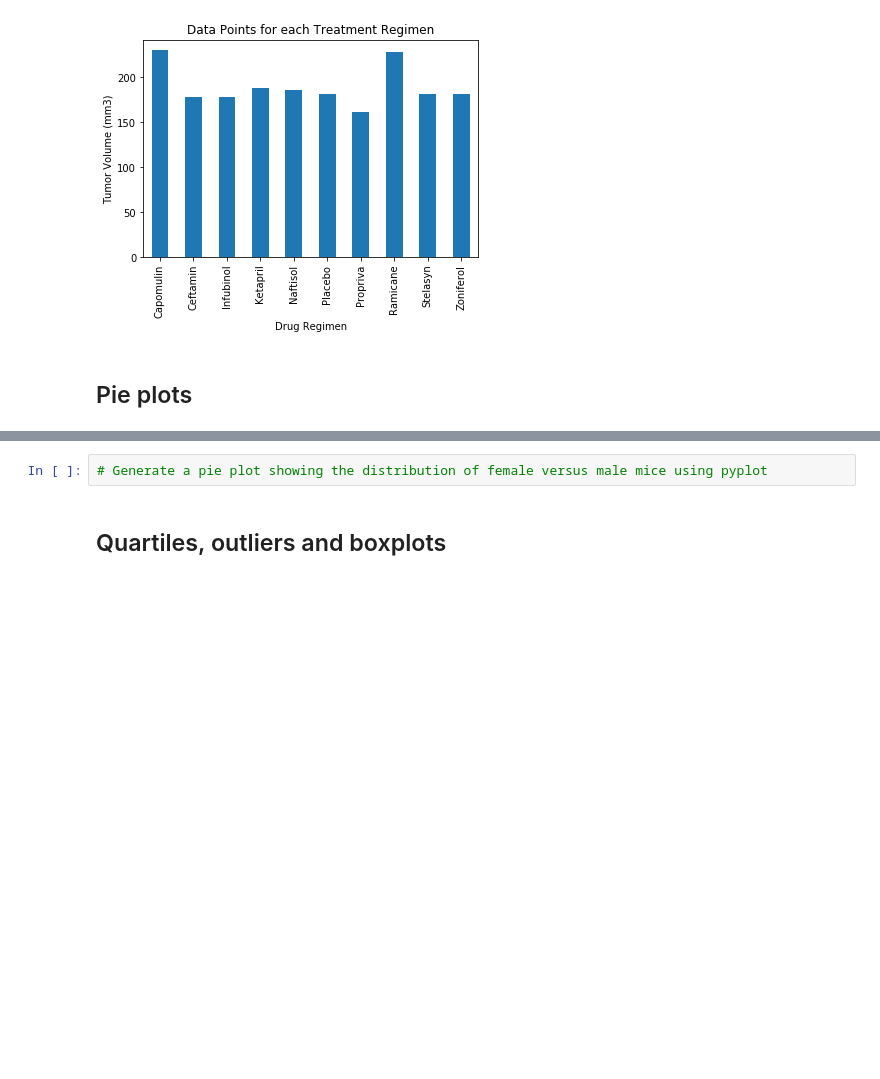
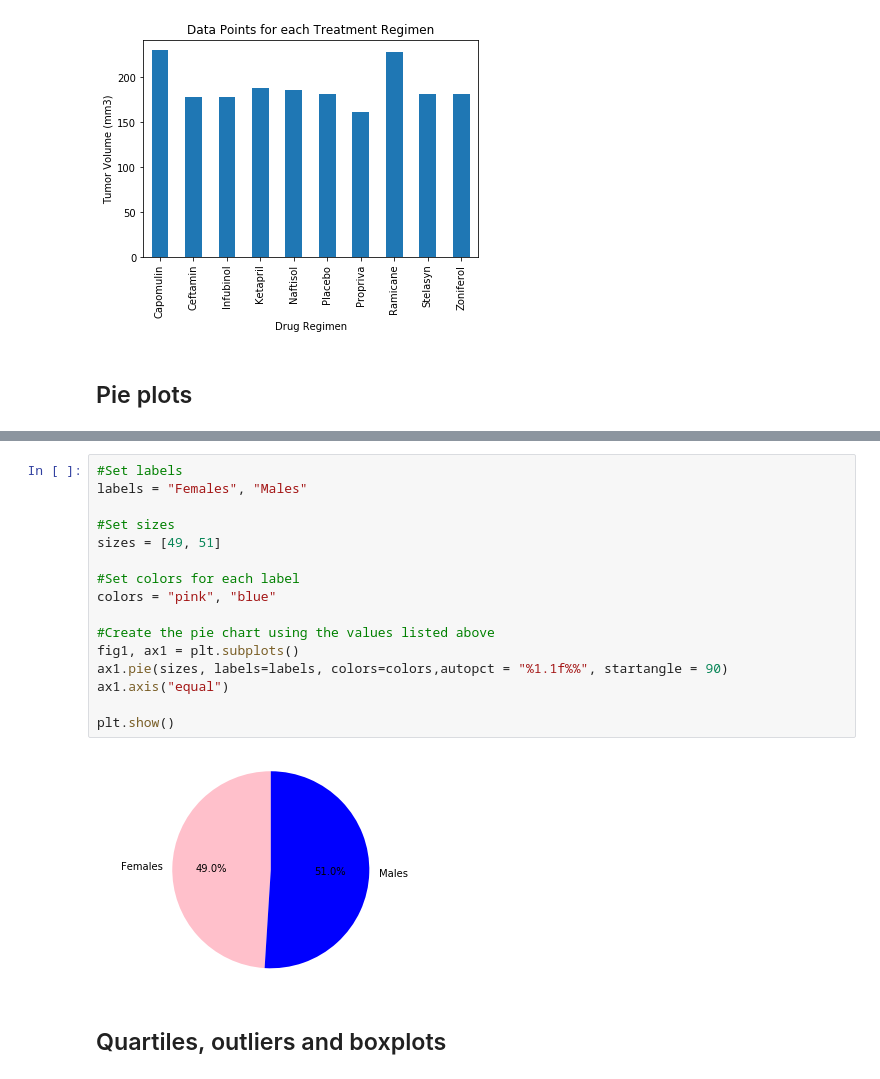
Before and after one commit to mjenkins15/JenkinsMatplotlib_Challenge, a Jupyter notebook: Pymaceuticals/pymaceuticals_starter.ipynb, the cells around one changed output, grey strips where cells are left out. Saved outputs shown, nothing was run; the diff lists cells and outputs as text; blank space fills up the shorter version.

```diff
--- a/Pymaceuticals/pymaceuticals_starter.ipynb
+++ b/Pymaceuticals/pymaceuticals_starter.ipynb
@@ -196,5 +229,21 @@ plt.show()
-# %%
-# Generate a pie plot showing the distribution of female versus male mice using pyplot
+# %%
+#Set labels
+labels = "Females", "Males"
+
+#Set sizes
+sizes = [49, 51]
+
+#Set colors for each label
+colors = "pink", "blue"
+
+#Create the pie chart using the values listed above
+fig1, ax1 = plt.subplots()
+ax1.pie(sizes, labels=labels, colors=colors,autopct = "%1.1f%%", startangle = 90)
+ax1.axis("equal")
+
+plt.show()
+# %% [output]
+[figure, added]
 # %% [markdown]
 ## Quartiles, outliers and boxplots
 # %%
```
Also changed, not shown: parts of 11 cells of this notebook.
